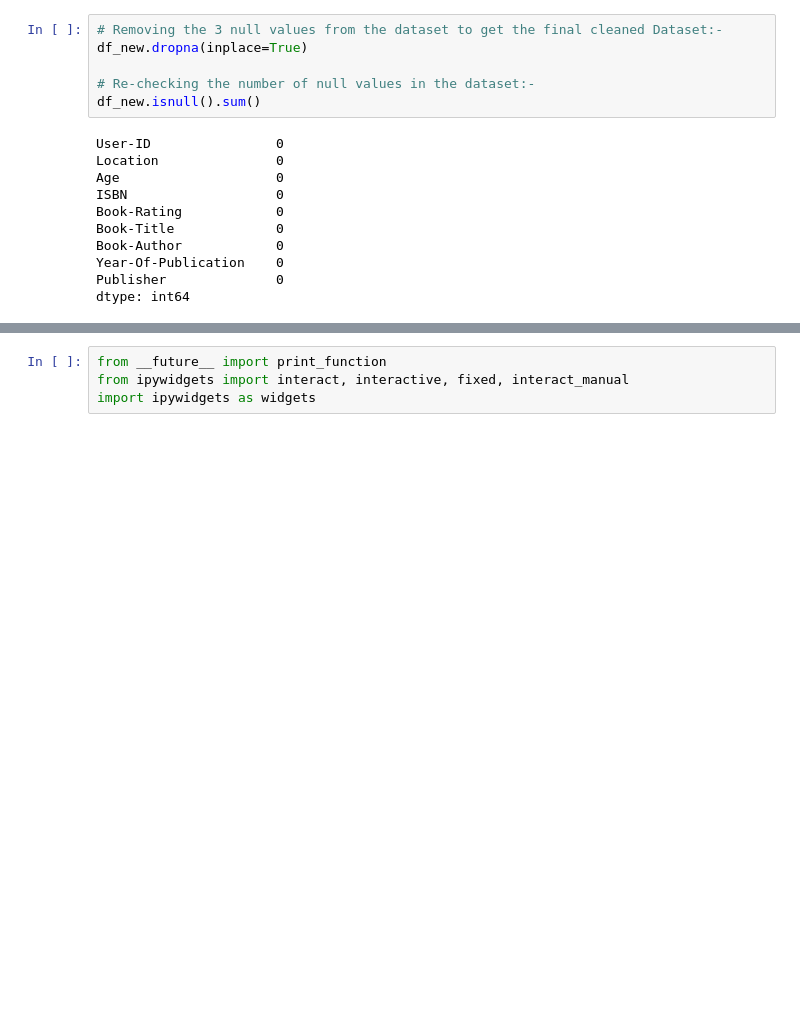
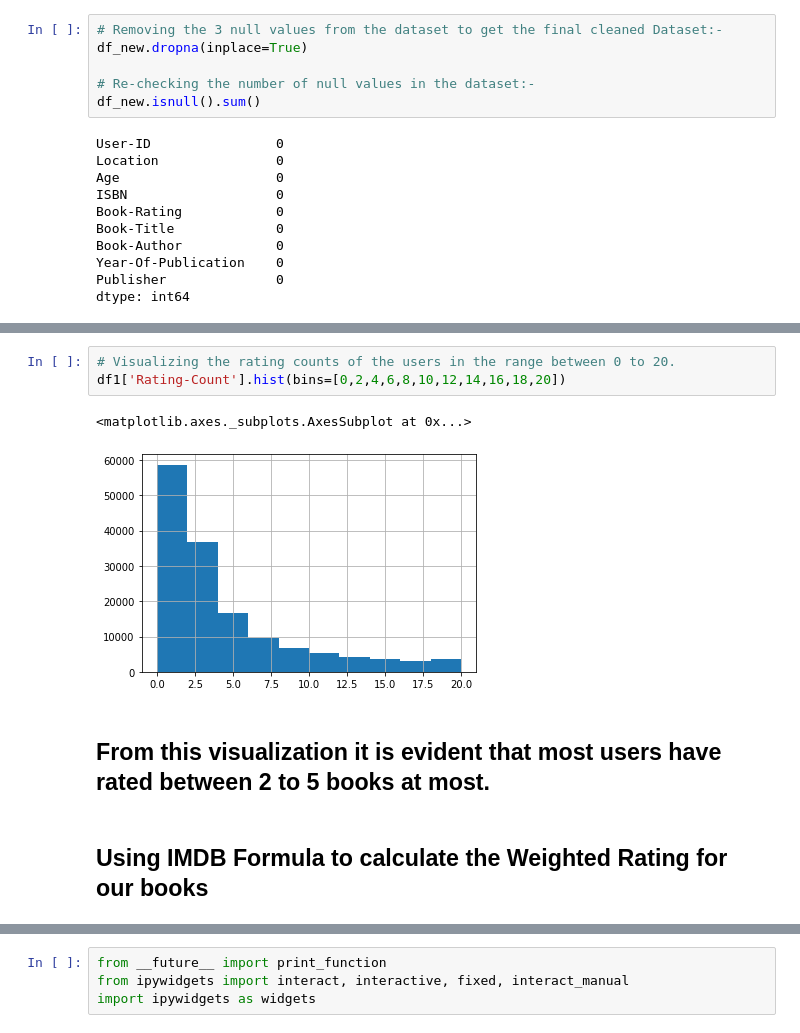
Before and after one commit to 20481A05F0/Book_Recommendation_System, a Jupyter notebook: Individual_Book_Recommendation_System.ipynb, the cells around one changed output, grey strips where cells are left out. Saved outputs shown, nothing was run; the diff lists cells and outputs as text; blank space fills up the shorter version.

```diff
--- a/Individual_Book_Recommendation_System.ipynb
+++ b/Individual_Book_Recommendation_System.ipynb
@@ -435,0 +443,10 @@ df_new.drop(columns=['ISBN',	'Book-Author',	'Year-Of-Publication',	'Publisher','
+# %%
+# Visualizing the rating counts of the users in the range between 0 to 20.
+df1['Rating-Count'].hist(bins=[0,2,4,6,8,10,12,14,16,18,20])
+# %% [output]
+<matplotlib.axes._subplots.AxesSubplot at 0x...>
+[figure, added]
+# %% [markdown]
+## **From this visualization it is evident that most users have rated between 2 to 5 books at most.**
+# %% [markdown]
+## **Using IMDB Formula to calculate the Weighted Rating for our books**
```
Also changed, not shown: parts of 80 cells of this notebook.
